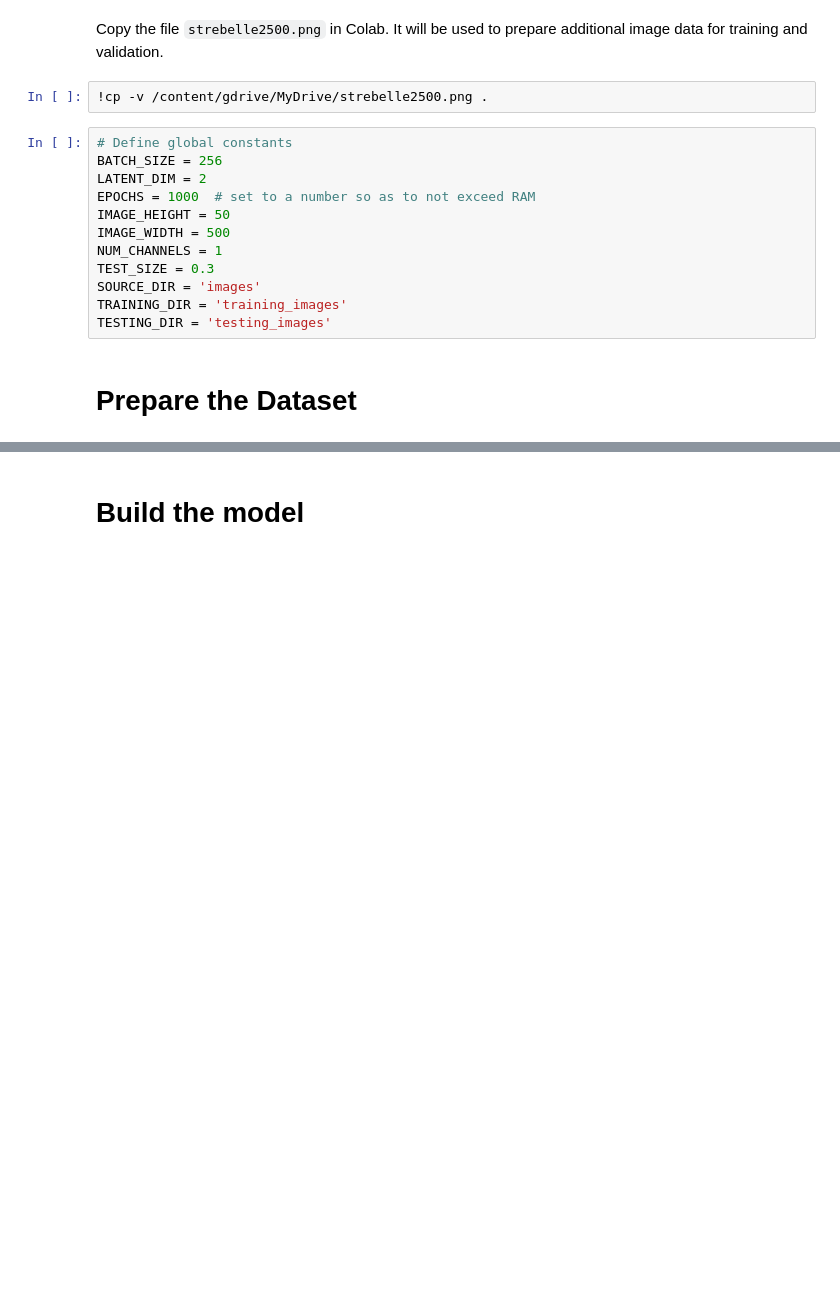
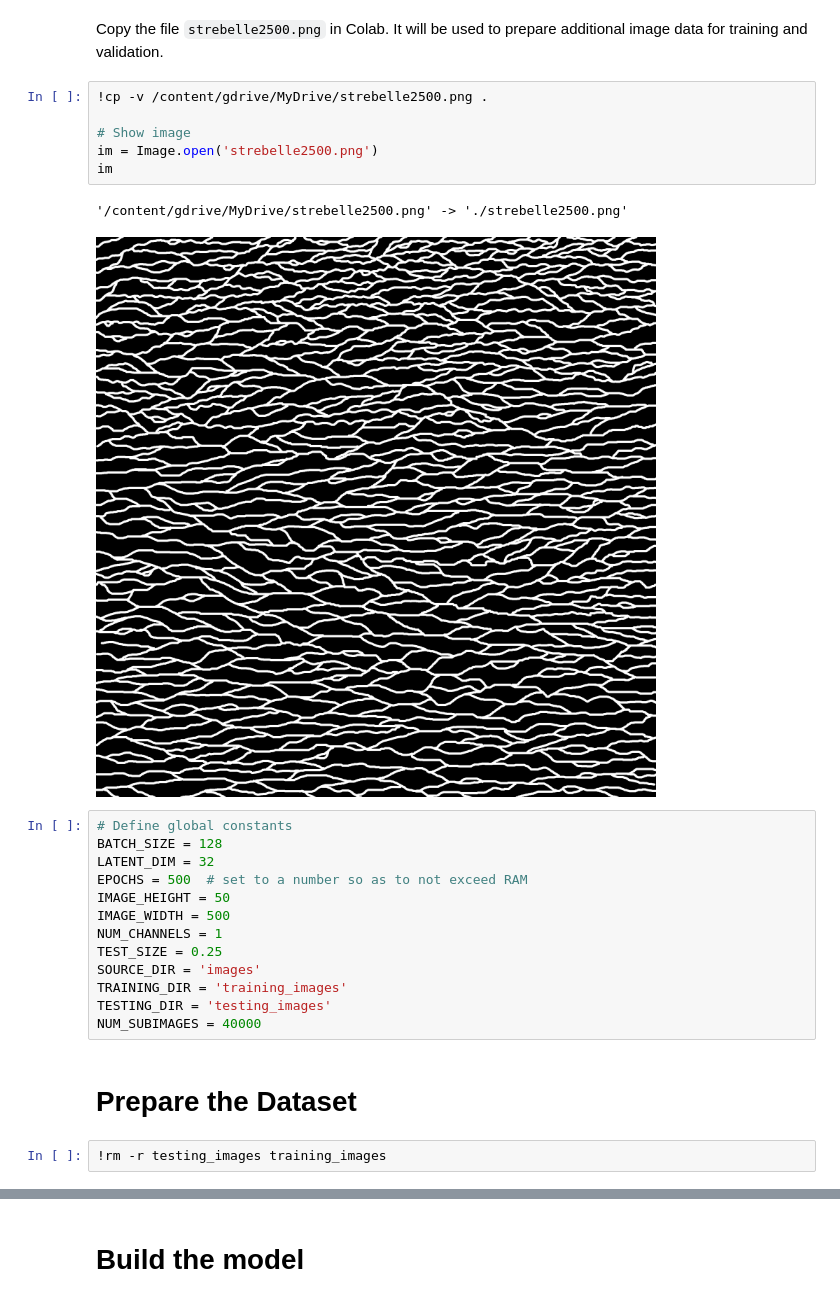
Before and after one commit to lamd91/VAE_DA, a Jupyter notebook: VAE_SinuousChannelsImages.ipynb, the cells around one changed output, grey strips where cells are left out. Cells and saved outputs as stored; diff of their text form; blank space fills up the shorter version.

```diff
--- a/VAE_SinuousChannelsImages.ipynb
+++ b/VAE_SinuousChannelsImages.ipynb
@@ -42,20 +42,30 @@ plt.imshow(image, cmap='gray')
 Copy the file `strebelle2500.png` in Colab. It will be used to prepare additional image data for training and validation.
 # %%
 !cp -v /content/gdrive/MyDrive/strebelle2500.png .
+
+# Show image
+im = Image.open('strebelle2500.png')
+im
+# %% [output]
+'/content/gdrive/MyDrive/strebelle2500.png' -> './strebelle2500.png'
+[figure, added]
 # %%
 # Define global constants
-BATCH_SIZE = 256
-LATENT_DIM = 2
-EPOCHS = 1000  # set to a number so as to not exceed RAM
+BATCH_SIZE = 128
+LATENT_DIM = 32
+EPOCHS = 500  # set to a number so as to not exceed RAM
 IMAGE_HEIGHT = 50
 IMAGE_WIDTH = 500
 NUM_CHANNELS = 1
-TEST_SIZE = 0.3
+TEST_SIZE = 0.25
 SOURCE_DIR = 'images'
 TRAINING_DIR = 'training_images'
 TESTING_DIR = 'testing_images'
+NUM_SUBIMAGES = 40000
 # %% [markdown]
 # Prepare the Dataset
+# %%
+!rm -r testing_images training_images
 # %%
 def split_data_type1(SOURCE, TRAINING, TESTING, SPLIT_SIZE):
     """Split images into training and testing directories"""
```
Also changed, not shown: parts of 24 cells of this notebook.
